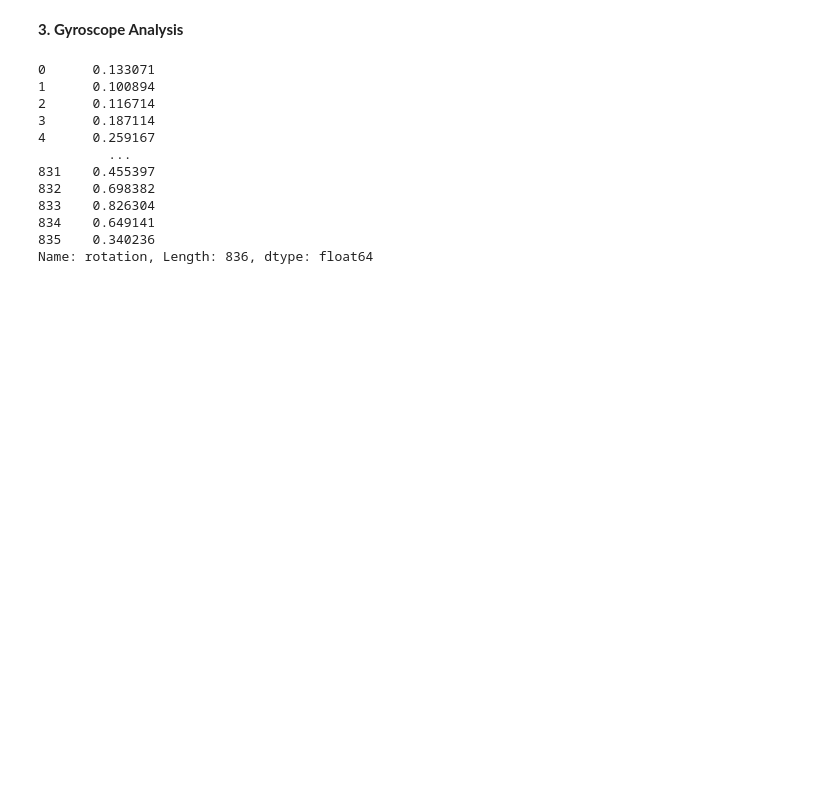
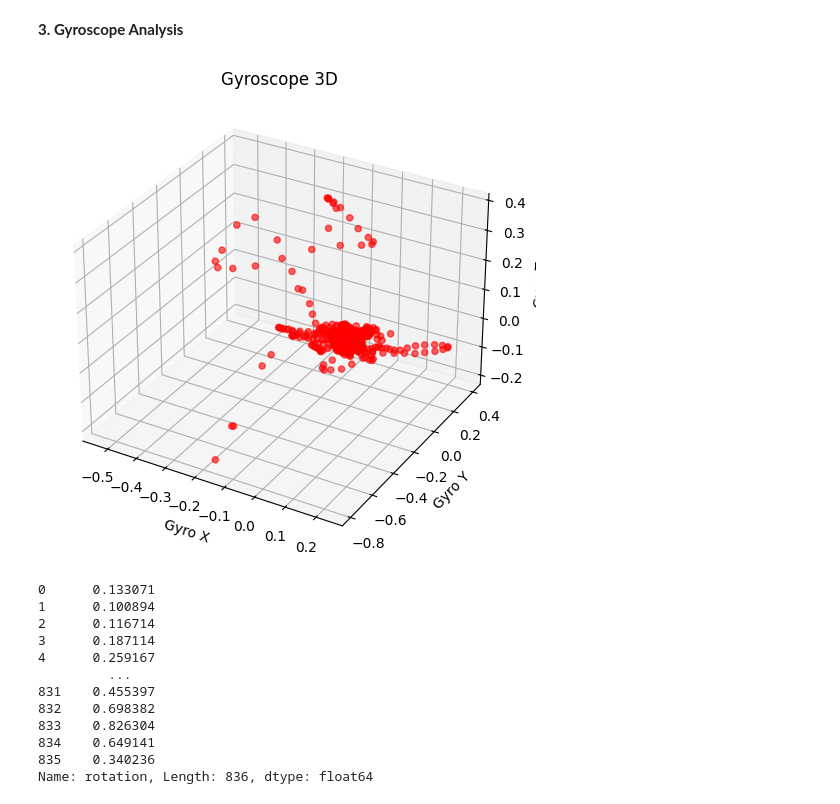
Before and after one commit to HiraNawaz2415/Assignment-1-TOPL-Roll-002-, a Jupyter notebook: assignment#1.ipynb, the cells around one changed output. Saved outputs shown, nothing was run; the diff lists cells and outputs as text; code cells hidden in the pictures; blank space fills up the shorter version.

```diff
--- a/assignment#1.ipynb
+++ b/assignment#1.ipynb
@@ -288,6 +303,20 @@ plt.show()
 [figure]
 # %% [markdown]
 <b>3. Gyroscope Analysis</b>
+# %%
+# ========================
+# Gyroscope 3D Plot
+# ========================
+fig = plt.figure(figsize=(8,6))
+ax = fig.add_subplot(111, projection='3d')
+ax.scatter(gyro_df['x'], gyro_df['y'], gyro_df['z'], c='red', s=20, alpha=0.6)
+ax.set_xlabel('Gyro X')
+ax.set_ylabel('Gyro Y')
+ax.set_zlabel('Gyro Z')
+ax.set_title('Gyroscope 3D')
+plt.show()
+# %% [output]
+[figure, added]
 # %%
 # Compute total rotation magnitude
 gyro_df['rotation'] = (gyro_df['x']**2 + gyro_df['y']**2 + gyro_df['z']**2)**0.5
```
Also changed, not shown: parts of 43 cells of this notebook.
